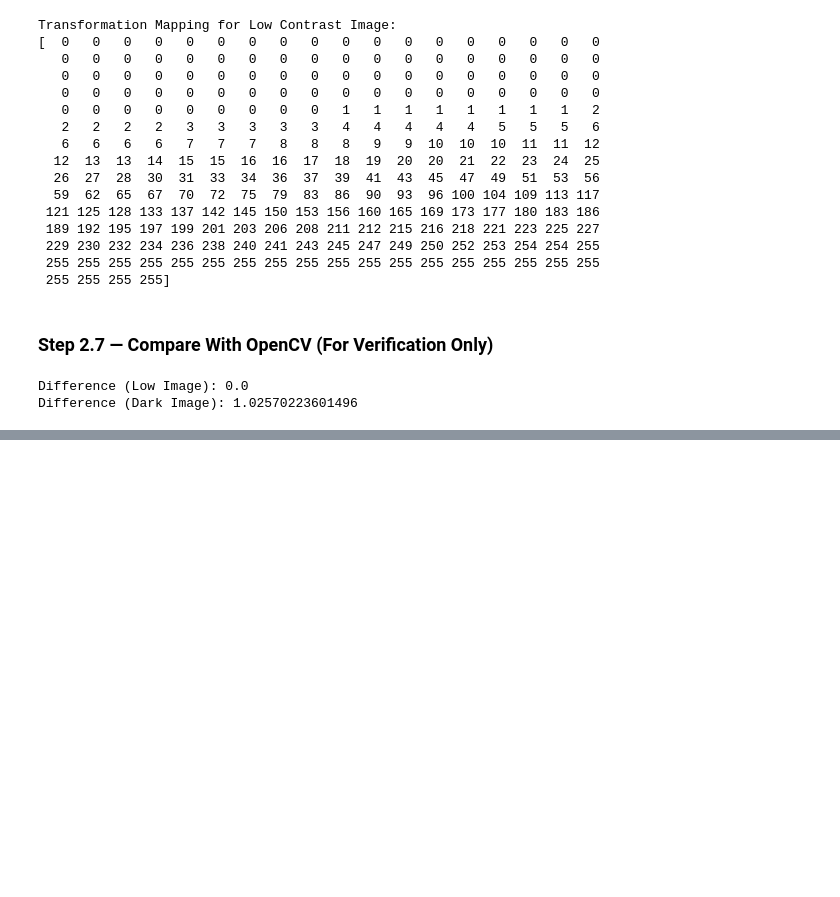
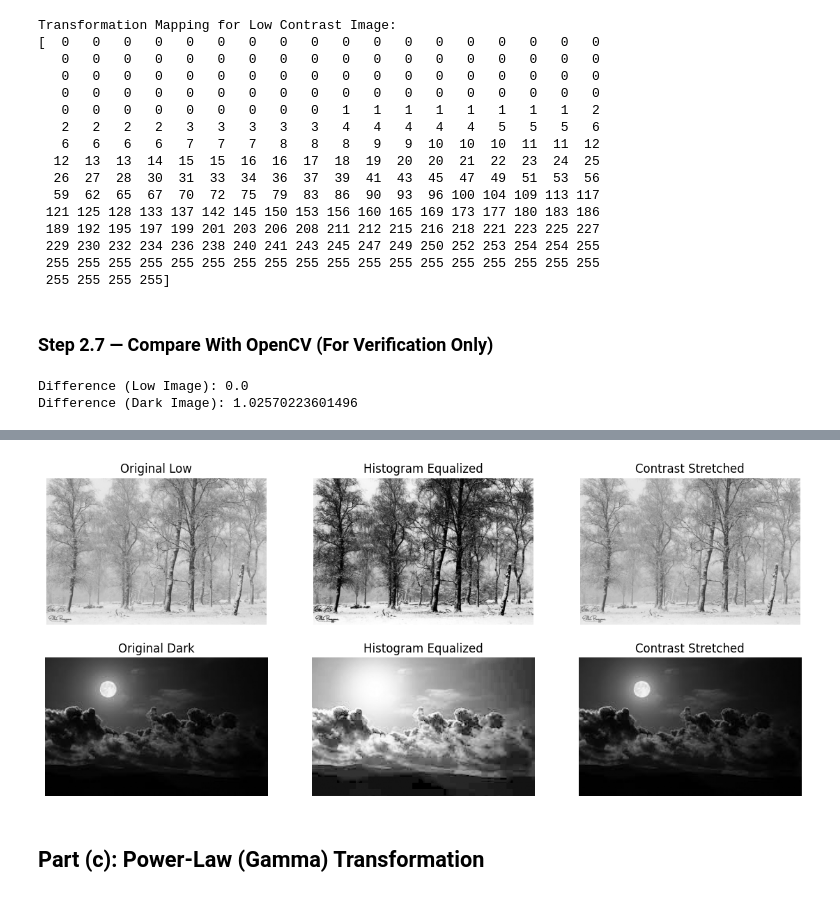
Before and after one commit to Nouman14-ai/Computer_Vision_Basics, a Jupyter notebook: Nouman_22F_3788_A1.ipynb, the cells around one changed output, grey strips where cells are left out. Saved outputs shown, nothing was run; the diff lists cells and outputs as text; code cells hidden in the pictures; blank space fills up the shorter version.

```diff
--- a/Nouman_22F_3788_A1.ipynb
+++ b/Nouman_22F_3788_A1.ipynb
@@ -138,0 +153,6 @@ Difference (Dark Image): 1.02570223601496
+# %%
+def contrast_stretch(image):
+    r_min = np.min(image)
+    r_max = np.max(image)
+    stretched = ((image - r_min) / (r_max - r_min) * 255).astype(np.uint8)
+    return stretched
@@ -138,0 +161,3 @@ Difference (Dark Image): 1.02570223601496
+# %%
+low_stretched = contrast_stretch(low_img)
+dark_stretched = contrast_stretch(dark_img)
@@ -138,0 +175,40 @@ Difference (Dark Image): 1.02570223601496
+# %%
+plt.figure(figsize=(14,6))
+
+# Low Contrast Image
+plt.subplot(2,3,1)
+plt.imshow(low_img, cmap='gray')
+plt.title("Original Low")
+plt.axis('off')
+
+plt.subplot(2,3,2)
+plt.imshow(low_eq, cmap='gray')
+plt.title("Histogram Equalized")
+plt.axis('off')
+
+plt.subplot(2,3,3)
+plt.imshow(low_stretched, cmap='gray')
+plt.title("Contrast Stretched")
+plt.axis('off')
+
+# Dark Image
+plt.subplot(2,3,4)
+plt.imshow(dark_img, cmap='gray')
+plt.title("Original Dark")
+plt.axis('off')
+
+plt.subplot(2,3,5)
+plt.imshow(dark_eq, cmap='gray')
+plt.title("Histogram Equalized")
+plt.axis('off')
+
+plt.subplot(2,3,6)
+plt.imshow(dark_stretched, cmap='gray')
+plt.title("Contrast Stretched")
+plt.axis('off')
+
+plt.show()
+# %% [output]
+[figure, added]
+# %% [markdown]
+## **Part (c): Power-Law (Gamma) Transformation**
```
Also changed, not shown: parts of 17 cells of this notebook.
